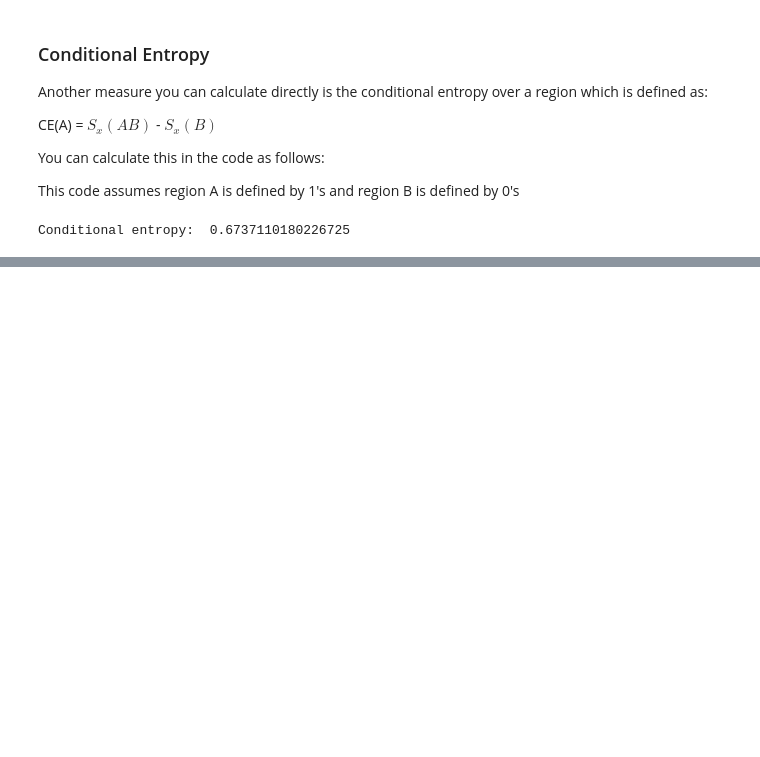
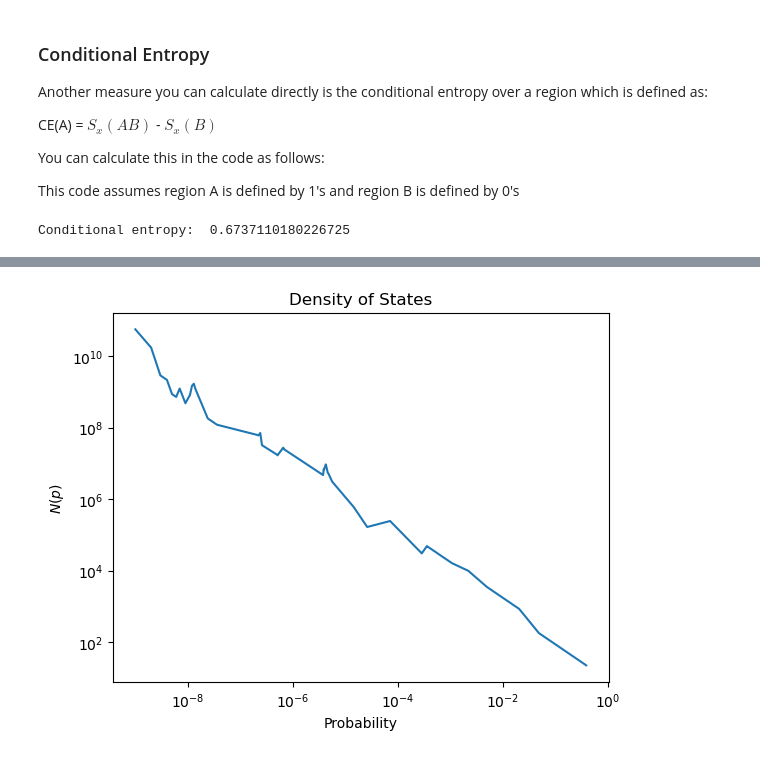
Before and after one commit to AviKaufman/QCOM, a Jupyter notebook: tutorials/tutorial_1_processing_data.ipynb, the cells around one changed output, grey strips where cells are left out. Saved outputs shown, nothing was run; the diff lists cells and outputs as text; code cells hidden in the pictures; blank space fills up the shorter version.

```diff
--- a/tutorials/tutorial_1_processing_data.ipynb
+++ b/tutorials/tutorial_1_processing_data.ipynb
@@ -267,0 +377,16 @@ Conditional entropy:  0.6737110180226725
+# %%
+### Compute density of states over a the set of values
+
+print(type(processed_data))
+
+unique_probs, N_values = qc.compute_N_of_p_all(processed_data, p_delta = 0.1, show_progress= True)
+
+### Plot the density of states
+plt.plot(unique_probs, N_values)
+plt.xlabel("Probability")
+plt.ylabel(r"$N(p)$")
+plt.title("Density of States")
+plt.xscale("log")
+plt.yscale("log")
+plt.show()
+# %% [output]
@@ -267,0 +397 @@ Conditional entropy:  0.6737110180226725
+[figure, added]
```
Also changed, not shown: parts of 19 cells of this notebook, 3 other files.
